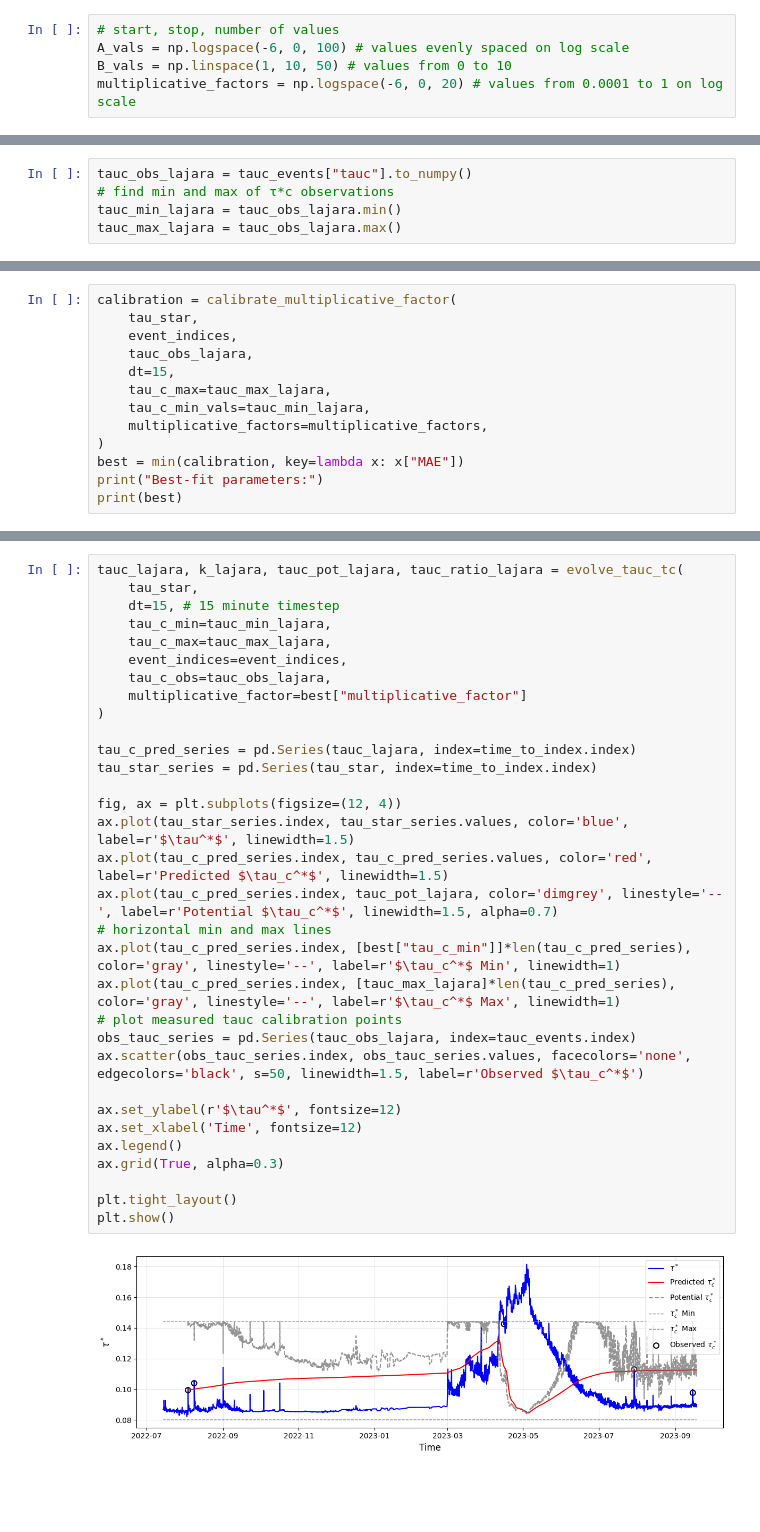
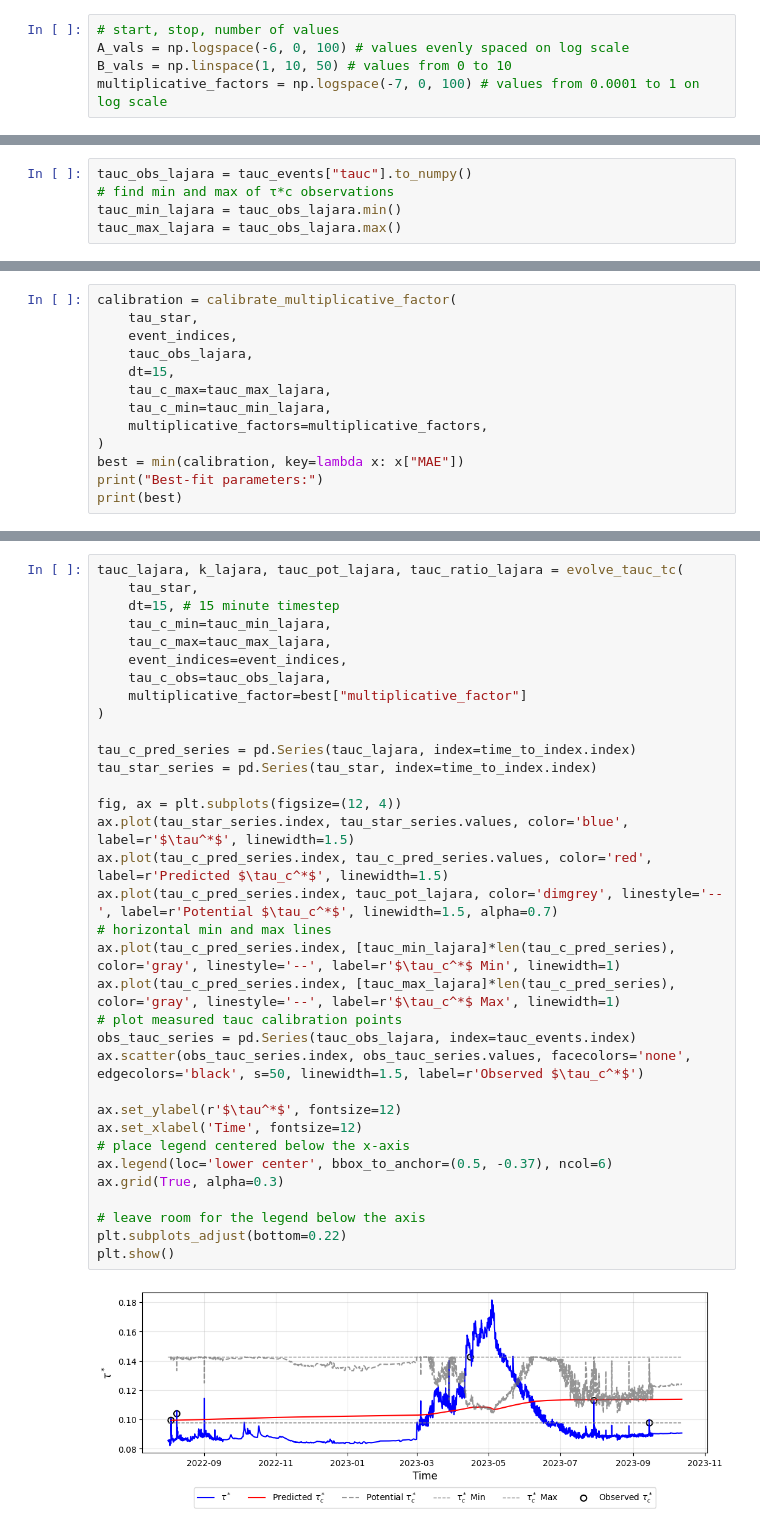
Before and after one commit to nicole-hucke/shear_stress_paper, a Jupyter notebook: antecedent_conditions/predictive_equation/k_iterations/finding_optimal_k_function_field.ipynb, the cells around one changed output, grey strips where cells are left out. Drawn from its saved outputs; the diff is of its cells as text; blank space fills up the shorter version.

```diff
--- a/antecedent_conditions/predictive_equation/k_iterations/finding_optimal_k_function_field.ipynb
+++ b/antecedent_conditions/predictive_equation/k_iterations/finding_optimal_k_function_field.ipynb
@@ -246,7 +246,7 @@ parameter ranges
 # start, stop, number of values
 A_vals = np.logspace(-6, 0, 100) # values evenly spaced on log scale
 B_vals = np.linspace(1, 10, 50) # values from 0 to 10
-multiplicative_factors = np.logspace(-6, 0, 20) # values from 0.0001 to 1 on log scale
+multiplicative_factors = np.logspace(-7, 0, 100) # values from 0.0001 to 1 on log scale
 # %% [markdown]
 import data
 # %%
@@ -310,7 +308,7 @@ calibration = calibrate_multiplicative_factor(
     tauc_obs_lajara,
     dt=15,
     tau_c_max=tauc_max_lajara,
-    tau_c_min_vals=tauc_min_lajara,
+    tau_c_min=tauc_min_lajara,
     multiplicative_factors=multiplicative_factors,
 )
 best = min(calibration, key=lambda x: x["MAE"])
@@ -337,34 +335,36 @@ Best-fit parameters:
 # %%
 tauc_lajara, k_lajara, tauc_pot_lajara, tauc_ratio_lajara = evolve_tauc_tc(
     tau_star,
     dt=15, # 15 minute timestep
     tau_c_min=tauc_min_lajara,
     tau_c_max=tauc_max_lajara,
     event_indices=event_indices,
     tau_c_obs=tauc_obs_lajara,
     multiplicative_factor=best["multiplicative_factor"]
 )
 
 tau_c_pred_series = pd.Series(tauc_lajara, index=time_to_index.index)
 tau_star_series = pd.Series(tau_star, index=time_to_index.index)
 
 fig, ax = plt.subplots(figsize=(12, 4))
 ax.plot(tau_star_series.index, tau_star_series.values, color='blue', label=r'$\tau^*$', linewidth=1.5)
 ax.plot(tau_c_pred_series.index, tau_c_pred_series.values, color='red', label=r'Predicted $\tau_c^*$', linewidth=1.5)
 ax.plot(tau_c_pred_series.index, tauc_pot_lajara, color='dimgrey', linestyle='--', label=r'Potential $\tau_c^*$', linewidth=1.5, alpha=0.7)
 # horizontal min and max lines
-ax.plot(tau_c_pred_series.index, [best["tau_c_min"]]*len(tau_c_pred_series), color='gray', linestyle='--', label=r'$\tau_c^*$ Min', linewidth=1)
+ax.plot(tau_c_pred_series.index, [tauc_min_lajara]*len(tau_c_pred_series), color='gray', linestyle='--', label=r'$\tau_c^*$ Min', linewidth=1)
 ax.plot(tau_c_pred_series.index, [tauc_max_lajara]*len(tau_c_pred_series), color='gray', linestyle='--', label=r'$\tau_c^*$ Max', linewidth=1)
 # plot measured tauc calibration points
 obs_tauc_series = pd.Series(tauc_obs_lajara, index=tauc_events.index)
 ax.scatter(obs_tauc_series.index, obs_tauc_series.values, facecolors='none', edgecolors='black', s=50, linewidth=1.5, label=r'Observed $\tau_c^*$')
 
 ax.set_ylabel(r'$\tau^*$', fontsize=12)
 ax.set_xlabel('Time', fontsize=12)
-ax.legend()
+# place legend centered below the x-axis
+ax.legend(loc='lower center', bbox_to_anchor=(0.5, -0.37), ncol=6)
 ax.grid(True, alpha=0.3)
 
-plt.tight_layout()
+# leave room for the legend below the axis
+plt.subplots_adjust(bottom=0.22)
 plt.show()
 # %% [output]
-[figure, old version]
+[figure, new version]
```
Also changed, not shown: parts of 28 cells of this notebook, 6 other files.
